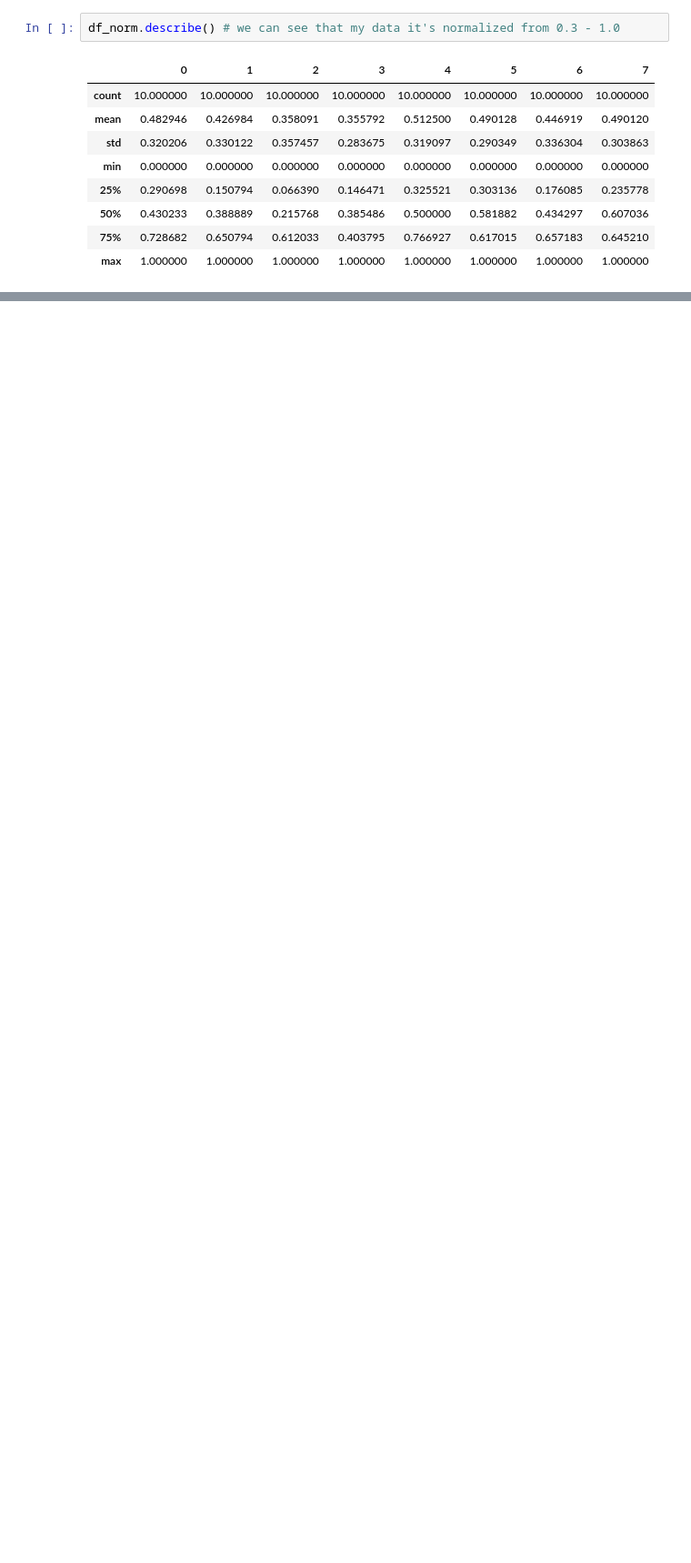
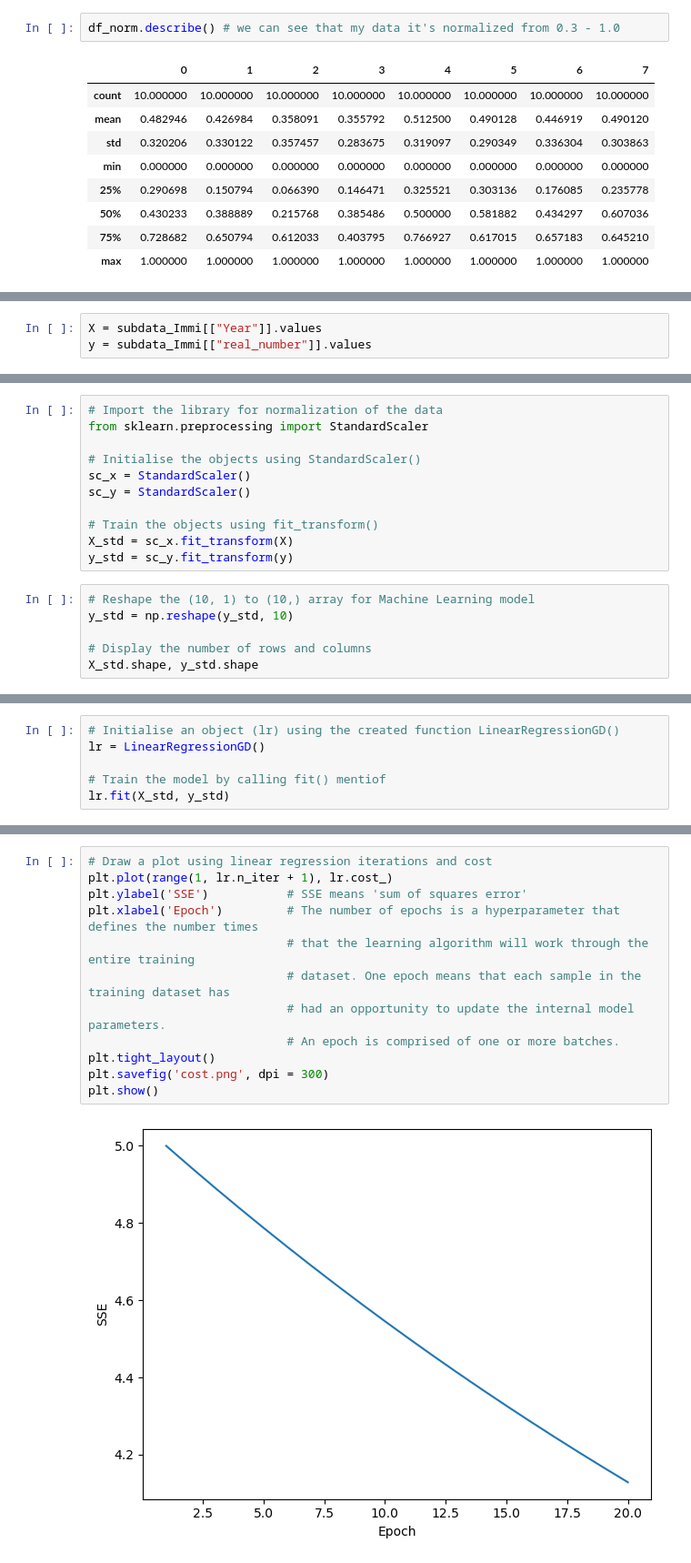
Before and after one commit to Lylkend-Albuquerque/CA1-2023, a Jupyter notebook: CA-1.ipynb, the cells around one changed output, grey strips where cells are left out. Shown at 91% size. Cells and saved outputs as stored; diff of their text form; blank space fills up the shorter version.

```diff
--- a/CA-1.ipynb
+++ b/CA-1.ipynb
@@ -317,0 +512,3 @@ plt.show()
+# %%
+X = subdata_Immi[["Year"]].values
+y = subdata_Immi[["real_number"]].values
@@ -317,0 +538,17 @@ plt.show()
+# %%
+# Import the library for normalization of the data
+from sklearn.preprocessing import StandardScaler
+
+# Initialise the objects using StandardScaler()
+sc_x = StandardScaler()
+sc_y = StandardScaler()
+
+# Train the objects using fit_transform()
+X_std = sc_x.fit_transform(X)
+y_std = sc_y.fit_transform(y)
+# %%
+# Reshape the (10, 1) to (10,) array for Machine Learning model
+y_std = np.reshape(y_std, 10)
+
+# Display the number of rows and columns
+X_std.shape, y_std.shape
@@ -317,0 +557,6 @@ plt.show()
+# %%
+# Initialise an object (lr) using the created function LinearRegressionGD()
+lr = LinearRegressionGD()
+
+# Train the model by calling fit() mentiof
+lr.fit(X_std, y_std)
@@ -317,0 +565,14 @@ plt.show()
+# %%
+# Draw a plot using linear regression iterations and cost
+plt.plot(range(1, lr.n_iter + 1), lr.cost_)
+plt.ylabel('SSE')           # SSE means 'sum of squares error'
+plt.xlabel('Epoch')         # The number of epochs is a hyperparameter that defines the number times
+                            # that the learning algorithm will work through the entire training
+                            # dataset. One epoch means that each sample in the training dataset has
+                            # had an opportunity to update the internal model parameters.
+                            # An epoch is comprised of one or more batches.
+plt.tight_layout()
+plt.savefig('cost.png', dpi = 300)
+plt.show()
+# %% [output]
+[figure, added]
```
Also changed, not shown: parts of 48 cells of this notebook.
